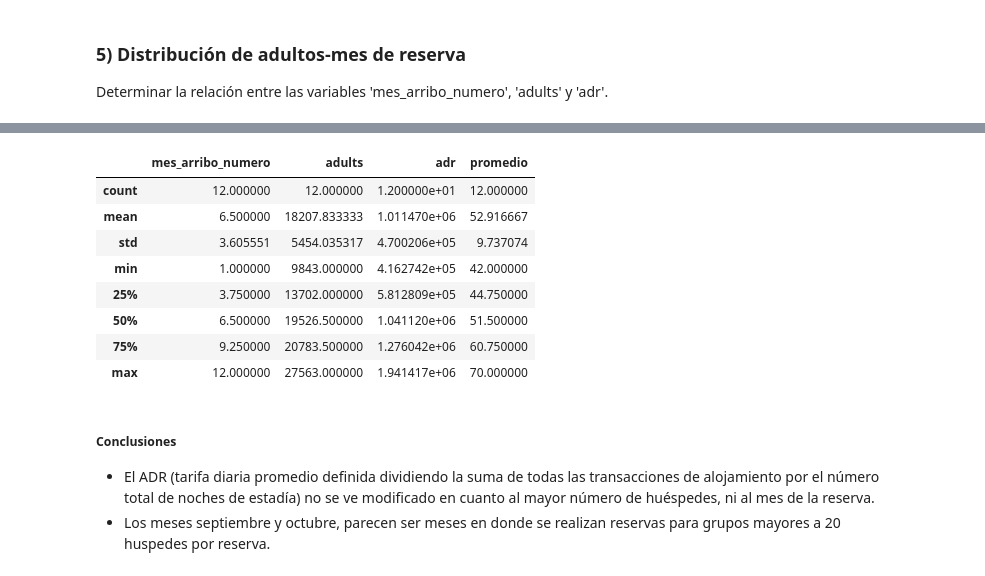
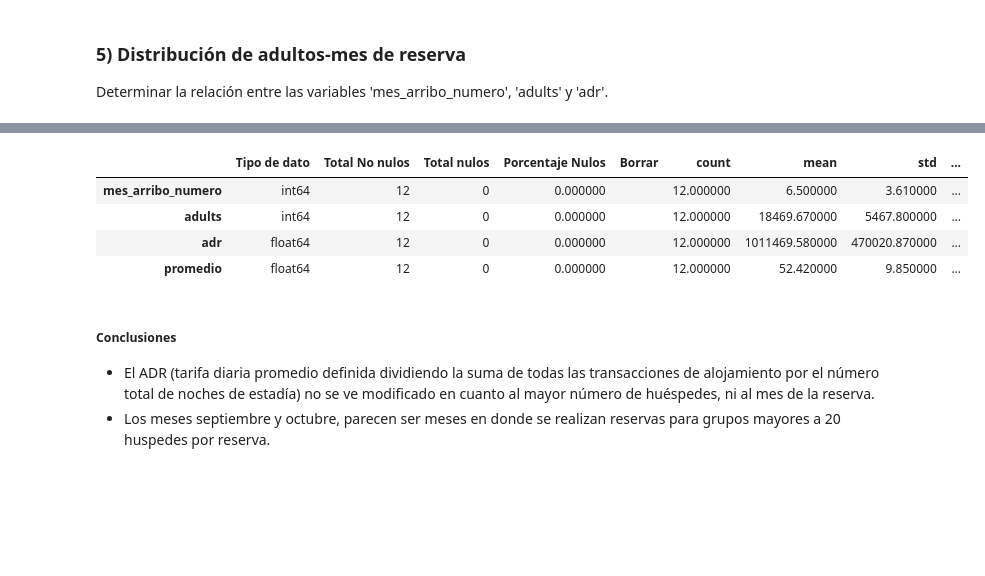
Before and after one commit to omanofx/entregable_1, a Jupyter notebook: Primera_Entrega_Omar_Fernandez.ipynb, the cells around one changed output, grey strips where cells are left out. Saved outputs shown, nothing was run; the diff lists cells and outputs as text; code cells hidden in the pictures; blank space fills up the shorter version.

```diff
--- a/Primera_Entrega_Omar_Fernandez.ipynb
+++ b/Primera_Entrega_Omar_Fernandez.ipynb
@@ -1693,15 +1656,11 @@ df_distribucion.head()
-# %%
-df_distribucion.describe()
-# %% [output]
-|  | mes_arribo_numero | adults | adr | promedio |
-| count | 12.000000 | 12.000000 | 1.200000e+01 | 12.000000 |
-| mean | 6.500000 | 18207.833333 | 1.011470e+06 | 52.916667 |
-| std | 3.605551 | 5454.035317 | 4.700206e+05 | 9.737074 |
-| min | 1.000000 | 9843.000000 | 4.162742e+05 | 42.000000 |
-| 25% | 3.750000 | 13702.000000 | 5.812809e+05 | 44.750000 |
-| 50% | 6.500000 | 19526.500000 | 1.041120e+06 | 51.500000 |
-| 75% | 9.250000 | 20783.500000 | 1.276042e+06 | 60.750000 |
-| max | 12.000000 | 27563.000000 | 1.941417e+06 | 70.000000 |
+# %%
+analizar_dataframe(df_distribucion, 10)
+# %% [output]
+|  | Tipo de dato | Total No nulos | Total nulos | Porcentaje Nulos | Borrar | count | mean | std | ... |
+| mes_arribo_numero | int64 | 12 | 0 | 0.000000 |  | 12.000000 | 6.500000 | 3.610000 | ... |
+| adults | int64 | 12 | 0 | 0.000000 |  | 12.000000 | 18469.670000 | 5467.800000 | ... |
+| adr | float64 | 12 | 0 | 0.000000 |  | 12.000000 | 1011469.580000 | 470020.870000 | ... |
+| promedio | float64 | 12 | 0 | 0.000000 |  | 12.000000 | 52.420000 | 9.850000 | ... |
 # %% [markdown]
 ##### Conclusiones
 
```
Also changed, not shown: parts of 24 cells of this notebook.
